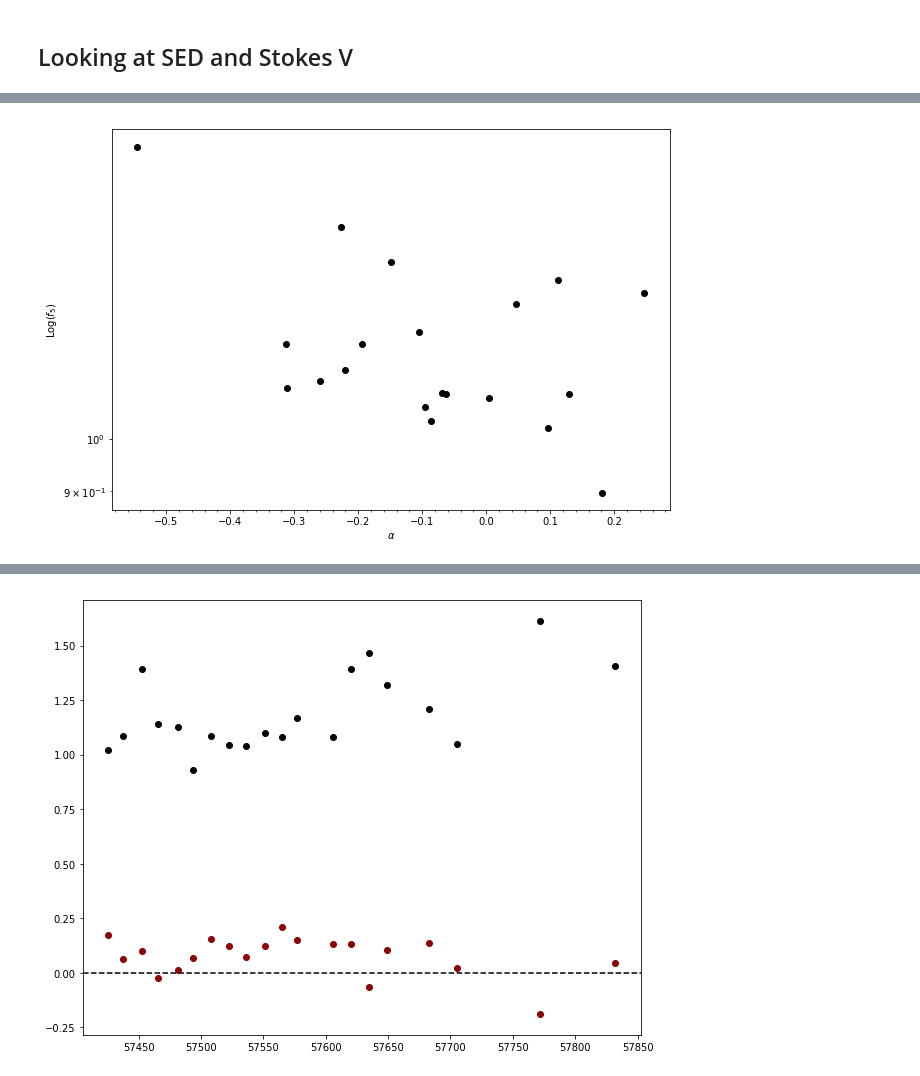
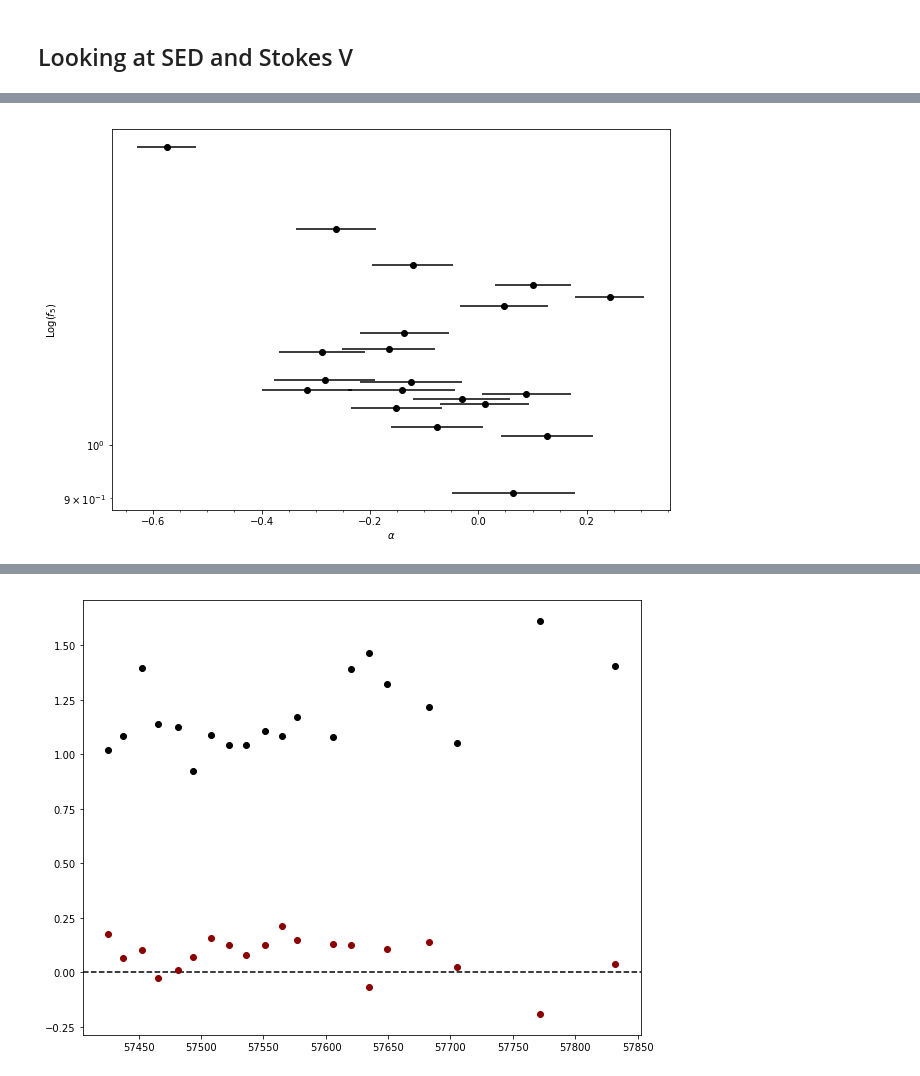
Before and after one commit to rvanlinge/radio_project, a Jupyter notebook: 1314_LTObservations.ipynb, the cells around one changed output, grey strips where cells are left out. Drawn from its saved outputs; the diff is of its cells as text; code cells hidden in the pictures.

```diff
--- a/1314_LTObservations.ipynb
+++ b/1314_LTObservations.ipynb
@@ -32,0 +11,2 @@ Name: MJD, dtype: float64
+# %%
+dt = sorted(glob.glob('1314/dataTables/*-LLRR.dat'))
@@ -73,14 +152,46 @@ print(1/best_freq)
 ## Looking at SED and Stokes V
 # %%
 # SED
-low = pd.DataFrame(data={'mjd':dt['MJD'],'re':dt['5 GHz Flux ($\\m Jy$)'],'ure':dt['5 GHz err ($\\m Jy$)']})
-high = pd.DataFrame(data={'mjd':dt['MJD'],'re':dt['7 GHz Flux ($\\m Jy$)'],'ure':dt['7 GHz err ($\\m Jy$)']})
+low = glob.glob('1314/dataTables/*-5GHz.dat')
+
+re = []
+ure = []
+mjd = []
+
+for i in low:
+    x = pd.read_table(i)
+    m,r,e = meanData(x)
+    mjd.append(m)
+    re.append(r)
+    ure.append(e)
+
+low = pd.DataFrame(data={'mjd':mjd,'re':re,'ure':ure})
+low = low.sort_values('mjd')
+low = low.reset_index(drop=True)
+
+high = glob.glob('1314/dataTables/*-7GHz.dat')
+
+re = []
+ure = []
+mjd = []
+
+for i in high:
+    x = pd.read_table(i)
+    m,r,e = meanData(x)
+    mjd.append(m)
+    re.append(r)
+    ure.append(e)
+
+high = pd.DataFrame(data={'mjd':mjd,'re':re,'ure':ure})
+high = high.sort_values('mjd')
+high = high.reset_index(drop=True)
+
 ratio = high['re']/low['re']
 ratioErr = np.abs(ratio)*np.sqrt((high['ure']/high['re'])**2+(low['ure']/low['re'])**2)
 
 # Stokes V
-ll = glob.glob('1314/*-LL.dat')
-rr = glob.glob('1314/*-RR.dat')
+ll = glob.glob('1314/dataTables/*-LL.dat')
+rr = glob.glob('1314/dataTables/*-RR.dat')
 
 re = []
 ure = []
@@ -92,6 +203,7 @@ for i in ll:
     mjd.append(m)
     re.append(r)
     ure.append(e)
+
 ll = pd.DataFrame(data={'mjd':mjd,'re':re,'ure':ure})
 ll = ll.sort_values('mjd')
 ll = ll.reset_index(drop=True)
@@ -99,6 +211,7 @@ ll = ll.reset_index(drop=True)
 re = []
 ure = []
 mjd = []
+
 for i in rr:
     x = pd.read_table(i)
     m,r,e = meanData(x)
@@ -184,11 +297,12 @@ plt.show()
 # %%
 plt.figure(figsize=(10,7))
 plt.semilogy(alpha,low['re'],linestyle='none',marker='o',color='k')
+plt.errorbar(alpha,low['re'],xerr=alphaErr,linestyle='None',color='k')
 #plt.yscale('log')
 plt.minorticks_on()
 plt.ylabel('Log($f_5$)')
 plt.xlabel('$\\alpha$')
 plt.show()
 # %% [output]
-[figure, old version]
+[figure, new version]
 # %%
```
Also changed, not shown: parts of 14 cells of this notebook, 9 other files.
